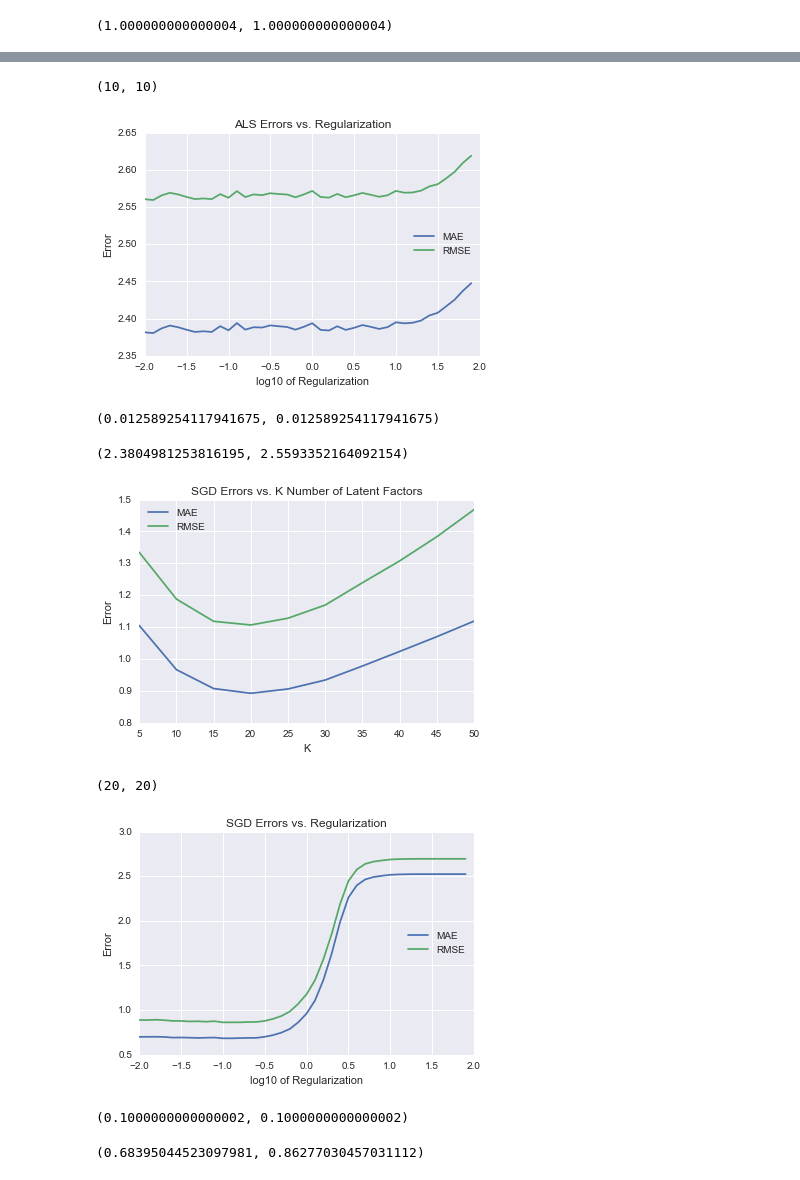
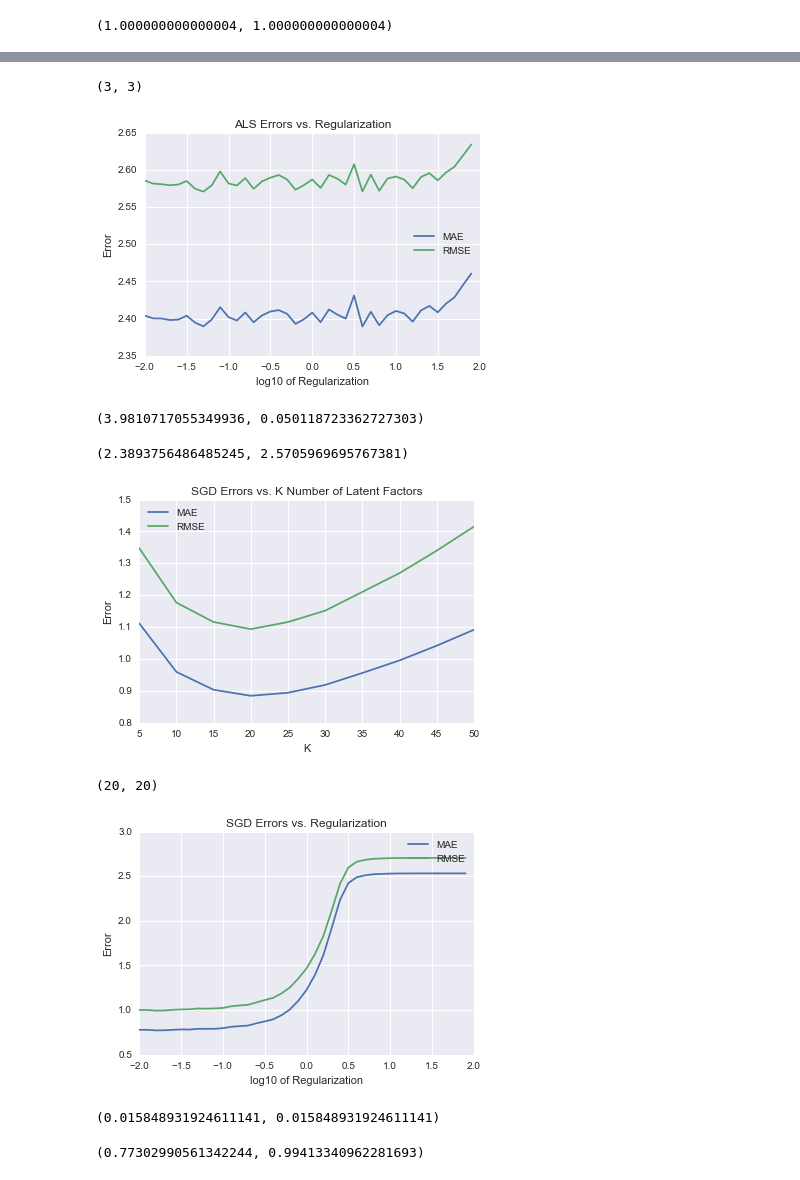
Before and after one commit to sar516/DS-GA-1003-Project, a Jupyter notebook: Performance_and_Comparison.ipynb, the cells around one changed output, grey strips where cells are left out. Drawn from its saved outputs; the diff is of its cells as text; code cells hidden in the pictures.

```diff
--- a/Performance_and_Comparison.ipynb
+++ b/Performance_and_Comparison.ipynb
@@ -174,10 +190,10 @@ item_MAE_best, item_RMSE_best
 # %%
 als_MAEs = []
 als_RMSEs = []
-als_ks = np.arange(5, 51, 5)
+als_ks = np.arange(1, 40)
 for k in als_ks:
     mf_als = matrix_factor(k, "als")
-    mf_als = mf_als.fit(train_bag, steps = 10)
+    mf_als = mf_als.fit(train_bag, steps = 5)
     predictions = mf_als.predict(test_points)
     scores = spt.get_metrics(test_points, predictions)
     als_MAEs.append(scores[0])
@@ -197,7 +213,7 @@ als_MAE_k = als_ks[np.argmin(np.array(als_MAEs))]
 als_RMSE_k = als_ks[np.argmin(np.array(als_RMSEs))]
 als_MAE_k, als_RMSE_k
 # %% [output]
-(10, 10)
+(3, 3)
 # %%
 als_MAEs = []
 als_RMSEs = []
@@ -205,7 +221,7 @@ als_powers = np.arange(-2.0, 2, .1)
 for power in als_powers:
     reg  = 10**power
     mf_als = matrix_factor(k = als_RMSE_k, method = "als")
-    mf_als = mf_als.fit(train_bag, steps = 10, beta = reg)
+    mf_als = mf_als.fit(train_bag, steps = 5, beta = reg)
     predictions = mf_als.predict(test_points)
     scores = spt.get_metrics(test_points, predictions)
     als_MAEs.append(scores[0])
@@ -219,26 +235,26 @@ plt.plot(als_powers, als_RMSEs, "g", label = "RMSE")
 plt.legend(loc=5)
 plt.savefig("als_reg.jpg")
 # %% [output]
-[figure, old version]
+[figure, new version]
 # %%
 als_MAE_reg = 10**als_powers[np.argmin(np.array(als_MAEs))]
 als_RMSE_reg = 10**als_powers[np.argmin(np.array(als_RMSEs))]
 als_MAE_reg, als_RMSE_reg
 # %% [output]
-(0.012589254117941675, 0.012589254117941675)
+(3.9810717055349936, 0.050118723362727303)
 # %%
 als_MAE_best = min(als_MAEs)
 als_RMSE_best = min(als_RMSEs)
 als_MAE_best, als_RMSE_best
 # %% [output]
-(2.3804981253816195, 2.5593352164092154)
+(2.3893756486485245, 2.5705969695767381)
 # %%
 sgd_MAEs = []
 sgd_RMSEs = []
 sgd_ks = np.arange(5, 51, 5)
 for k in sgd_ks:
     mf_sgd = matrix_factor(k, "sgd")
-    mf_sgd = mf_sgd.fit(train_bag, steps = 10)
+    mf_sgd = mf_sgd.fit(train_bag, steps = 10, alpha = 0.01)
     predictions = mf_sgd.predict(test_points)
     scores = spt.get_metrics(test_points, predictions)
     sgd_MAEs.append(scores[0])
@@ -252,7 +268,7 @@ plt.plot(sgd_ks, sgd_RMSEs, "g", label = "RMSE")
 plt.legend(loc = 0)
 plt.savefig("sgd_k.jpg")
 # %% [output]
-[figure, old version]
+[figure, new version]
 # %%
 sgd_MAE_k = sgd_ks[np.argmin(np.array(sgd_MAEs))]
 sgd_RMSE_k = sgd_ks[np.argmin(np.array(sgd_RMSEs))]
@@ -266,7 +282,7 @@ sgd_powers = np.arange(-2.0, 2, .1)
 for power in sgd_powers:
     reg  = 10**power
     mf_sgd = matrix_factor(k = als_RMSE_k, method = "sgd")
-    mf_sgd = mf_sgd.fit(train_bag, steps = 10, beta = reg)
+    mf_sgd = mf_sgd.fit(train_bag, steps = 10, beta = reg, alpha = 0.01)
     predictions = mf_sgd.predict(test_points)
     scores = spt.get_metrics(test_points, predictions)
     sgd_MAEs.append(scores[0])
@@ -274,25 +290,25 @@ for power in sgd_powers:
 # %%
 plt.title("SGD Errors vs. Regularization")
 plt.ylabel("Error")
 plt.xlabel("log10 of Regularization")
 plt.plot(sgd_powers, sgd_MAEs, label = "MAE")
 plt.plot(sgd_powers, sgd_RMSEs, "g", label = "RMSE")
-plt.legend(loc=5)
+plt.legend(loc=1)
 plt.savefig("sgd_reg.jpg")
 # %% [output]
-[figure, old version]
+[figure, new version]
 # %%
 sgd_MAE_reg = 10**sgd_powers[np.argmin(np.array(sgd_MAEs))]
 sgd_RMSE_reg = 10**sgd_powers[np.argmin(np.array(sgd_RMSEs))]
 sgd_MAE_reg, sgd_RMSE_reg
 # %% [output]
-(0.1000000000000002, 0.1000000000000002)
+(0.015848931924611141, 0.015848931924611141)
 # %%
 sgd_MAE_best = min(sgd_MAEs)
 sgd_RMSE_best = min(sgd_RMSEs)
 sgd_MAE_best, sgd_RMSE_best
 # %% [output]
-(0.68395044523097981, 0.86277030457031112)
+(0.77302990561342244, 0.99413340962281693)
 # %%
 MAEs = [base_MAE_best, user_MAE_best, item_MAE_best, als_MAE_best, sgd_MAE_best]
 RMSEs = [base_RMSE_best, user_RMSE_best, item_RMSE_best, als_RMSE_best, sgd_RMSE_best]
```
Also changed, not shown: parts of 16 cells of this notebook, 3 other files.
